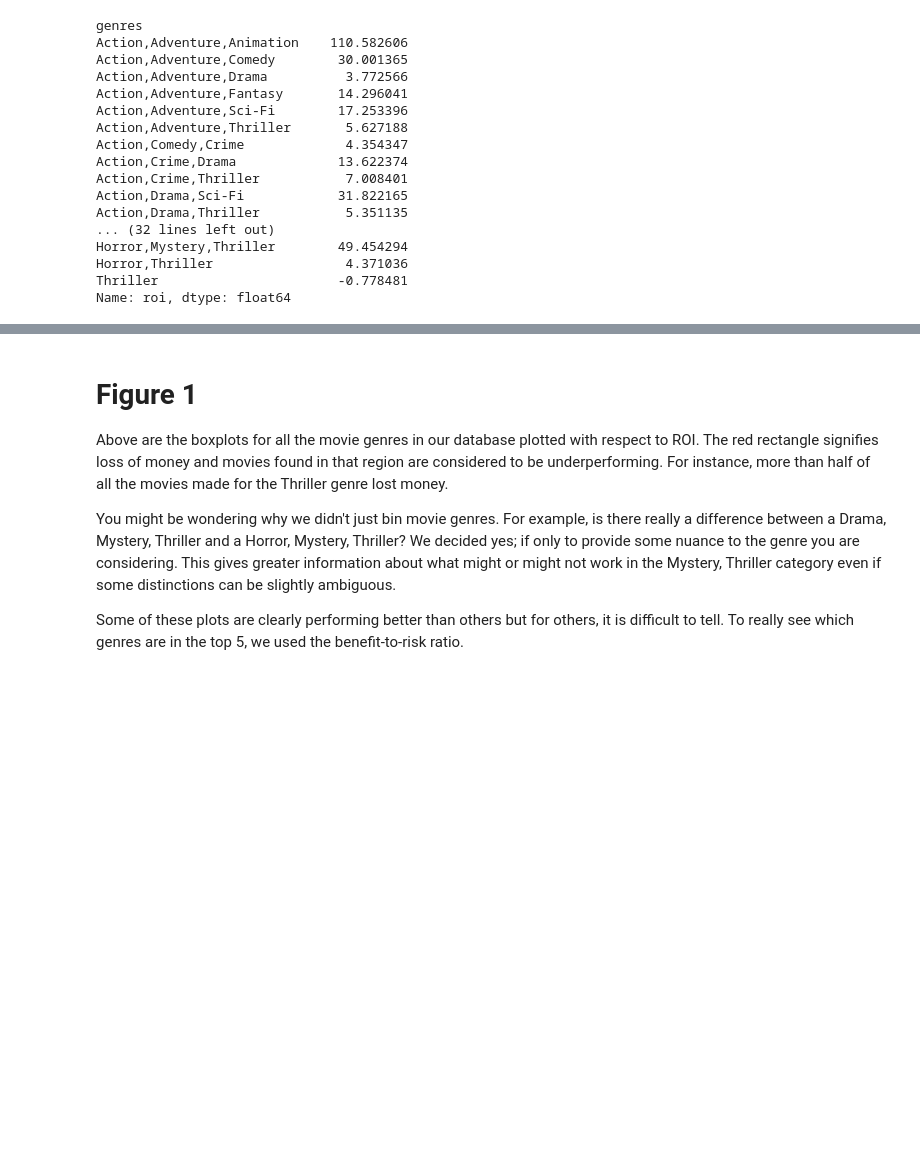
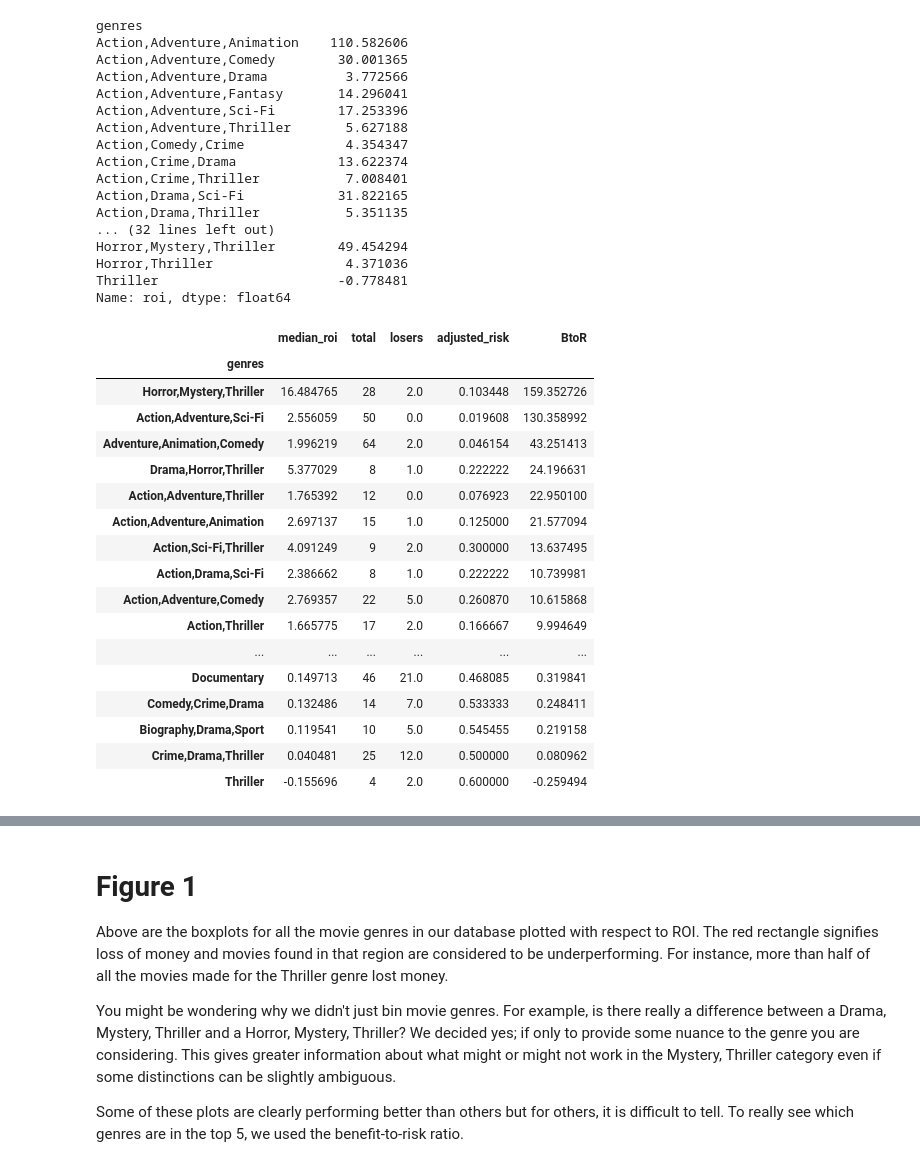
Before and after one commit to Mcllstr/ds-project-1-movie-analysis, a Jupyter notebook: notebook_final.ipynb, the cells around one changed output, grey strips where cells are left out. Cells and saved outputs as stored; diff of their text form; code cells hidden in the pictures; blank space fills up the shorter version.

```diff
--- a/notebook_final.ipynb
+++ b/notebook_final.ipynb
@@ -433,3 +413,42 @@ Horror,Mystery,Thriller        49.454294
 Horror,Thriller                 4.371036
 Thriller                       -0.778481
 Name: roi, dtype: float64
+# %%
+# First, find benefit (median ROI)
+median_roi = movies_df.groupby('genres').median()['roi'].to_frame()
+median_roi.columns = ['median_roi']
+
+# Now count the number of losers in each genre, if zero won't have a row for that genre
+losers = movies_df[movies_df['roi']<0].groupby('genres').count()['roi'].to_frame()
+losers.columns = ['losers']
+
+total = movies_df.groupby('genres').count()['roi'].to_frame()
+total.columns = ['total']
+
+genres_df = median_roi.join(total, how = 'outer').join(losers, how='left').fillna(0)
+
+
+
+# Now find the adjusted risk (losers + 1)/(total + 1) and BtoR
+genres_df['adjusted_risk'] = (genres_df.losers + 1)/(genres_df.total + 1)
+genres_df['BtoR'] = genres_df.median_roi/genres_df.adjusted_risk
+genres_df.sort_values('BtoR', ascending=False)
+# %% [output]
+|  | median_roi | total | losers | adjusted_risk | BtoR |
+| genres |  |  |  |  |  |
+| Horror,Mystery,Thriller | 16.484765 | 28 | 2.0 | 0.103448 | 159.352726 |
+| Action,Adventure,Sci-Fi | 2.556059 | 50 | 0.0 | 0.019608 | 130.358992 |
+| Adventure,Animation,Comedy | 1.996219 | 64 | 2.0 | 0.046154 | 43.251413 |
+| Drama,Horror,Thriller | 5.377029 | 8 | 1.0 | 0.222222 | 24.196631 |
+| Action,Adventure,Thriller | 1.765392 | 12 | 0.0 | 0.076923 | 22.950100 |
+| Action,Adventure,Animation | 2.697137 | 15 | 1.0 | 0.125000 | 21.577094 |
+| Action,Sci-Fi,Thriller | 4.091249 | 9 | 2.0 | 0.300000 | 13.637495 |
+| Action,Drama,Sci-Fi | 2.386662 | 8 | 1.0 | 0.222222 | 10.739981 |
+| Action,Adventure,Comedy | 2.769357 | 22 | 5.0 | 0.260870 | 10.615868 |
+| Action,Thriller | 1.665775 | 17 | 2.0 | 0.166667 | 9.994649 |
+| ... | ... | ... | ... | ... | ... |
+| Documentary | 0.149713 | 46 | 21.0 | 0.468085 | 0.319841 |
+| Comedy,Crime,Drama | 0.132486 | 14 | 7.0 | 0.533333 | 0.248411 |
+| Biography,Drama,Sport | 0.119541 | 10 | 5.0 | 0.545455 | 0.219158 |
+| Crime,Drama,Thriller | 0.040481 | 25 | 12.0 | 0.500000 | 0.080962 |
+| Thriller | -0.155696 | 4 | 2.0 | 0.600000 | -0.259494 |
```
Also changed, not shown: parts of 23 cells of this notebook, 1 other file.
